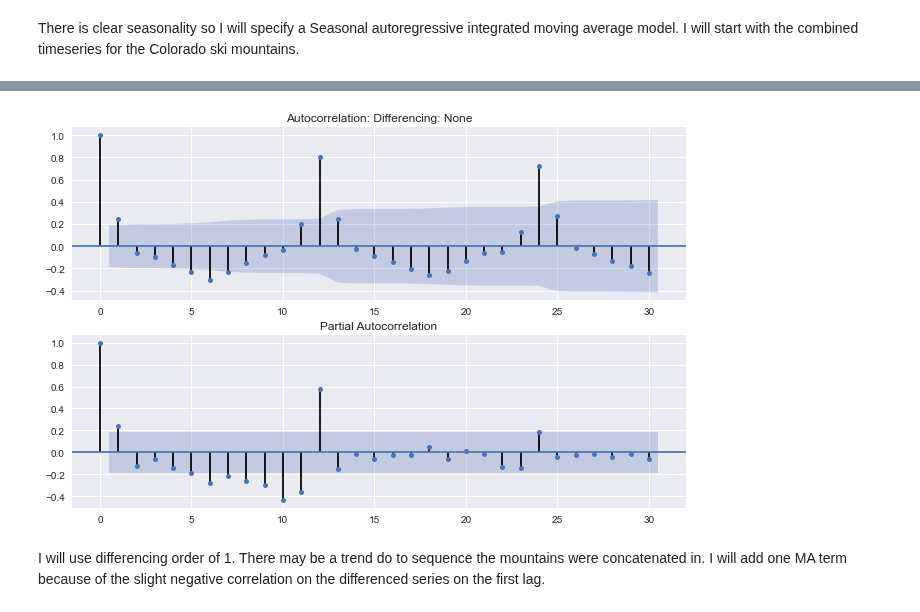
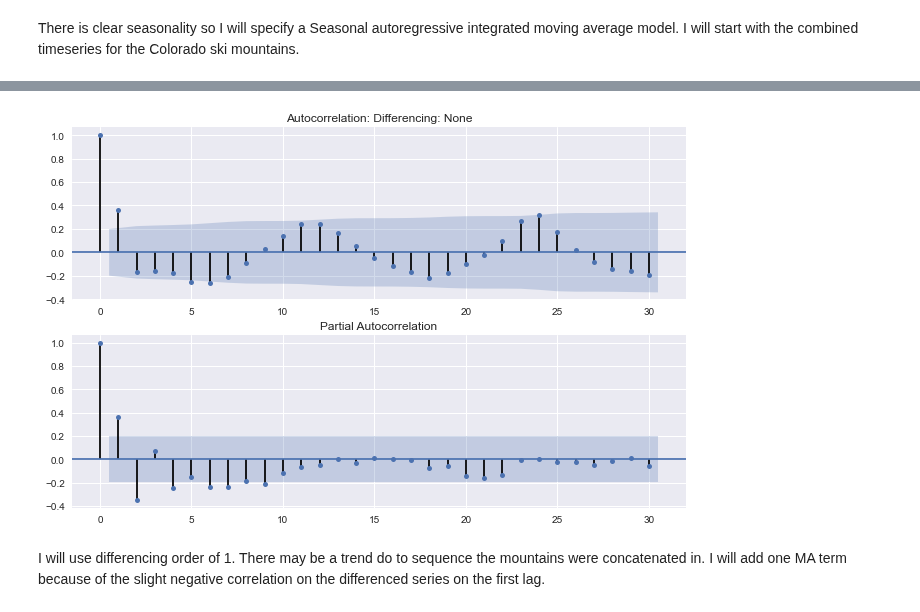
Before and after one commit to chrisoyer/ski-snow-modeling, a Jupyter notebook: src/analysis/snow_ts_analysis.ipynb, the cells around one changed output, grey strips where cells are left out. Drawn from its saved outputs; the diff is of its cells as text; code cells hidden in the pictures.

Commit message:
rewrote wrapper and plotting functions so cross val and yhat plotting works!

```diff
--- a/src/analysis/snow_ts_analysis.ipynb
+++ b/src/analysis/snow_ts_analysis.ipynb
@@ -226,0 +236,19 @@ fig = decomposition.plot()
+# %%
+def train_test_split(df=month_ts_df, station=None, exog_cols=None, ski_yr_cutoff=7):
+    """returns Train Test by year for one station"""
+    cols = ['base', 'ski_yr']
+    if exog_cols:
+        cols.extend(exog_cols)
+    subset =  df.query('station==@station') \
+    .pipe(index_setter, freq="MS",
+          index='timestamp').fillna(0) \
+    .filter(items=cols)
+    train = subset.query('ski_yr<=@ski_yr_cutoff').drop(columns=['ski_yr'])
+    test = subset.query('ski_yr>@ski_yr_cutoff').drop(columns=['ski_yr'])
+    return train, test
+
+
+WP_train, WP_test = train_test_split(station="Winter Park")
+decomposition = smt.seasonal.seasonal_decompose(WP_train.base, period=12)
+fig = plt.figure()
+fig = decomposition.plot();
@@ -233,7 +264,7 @@ AC_PAC_plotter(winter_park.fillna(0))
 # %%
-AC_PAC_plotter(winter_park.assign(base=lambda x: x.base.diff(periods=1)).fillna(0))
+AC_PAC_plotter(WP_train.assign(base=lambda x: x.base.diff(periods=1)).fillna(0))
 # %% [output]
-[figure, old version]
+[figure, new version]
 # %% [markdown]
 I will use differencing order of 1. There may be a trend do to sequence the mountains were concatenated in.
 I will add one MA term because of the slight negative correlation on the differenced series on the first lag.
```
Also changed, not shown: parts of 18 cells of this notebook.
